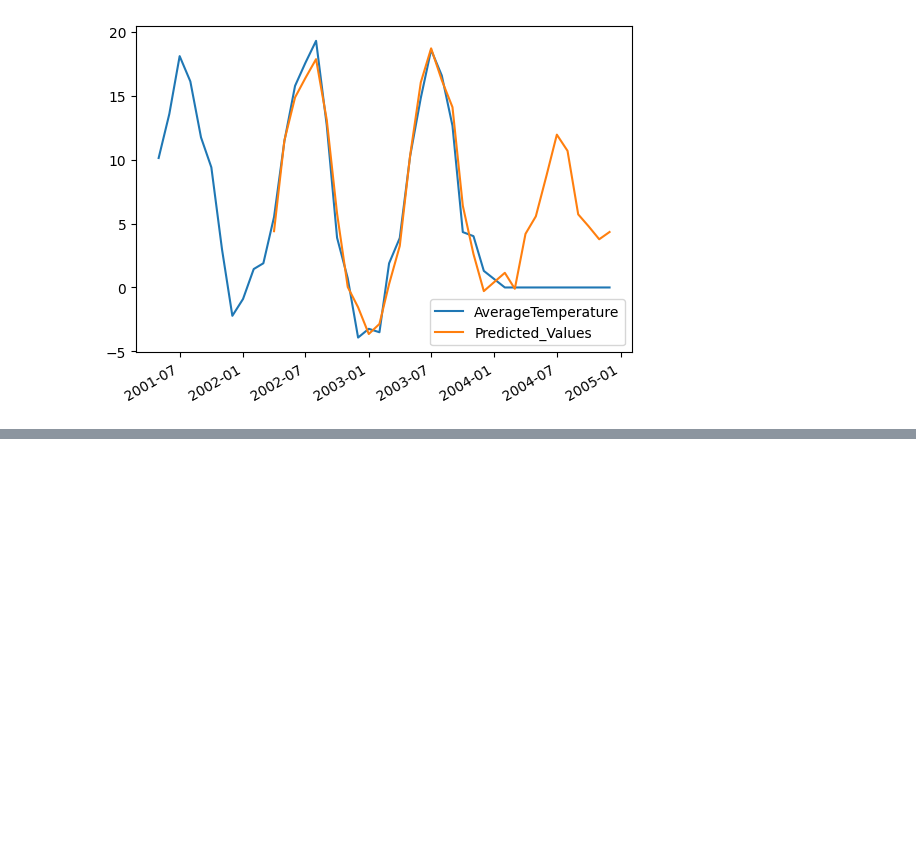
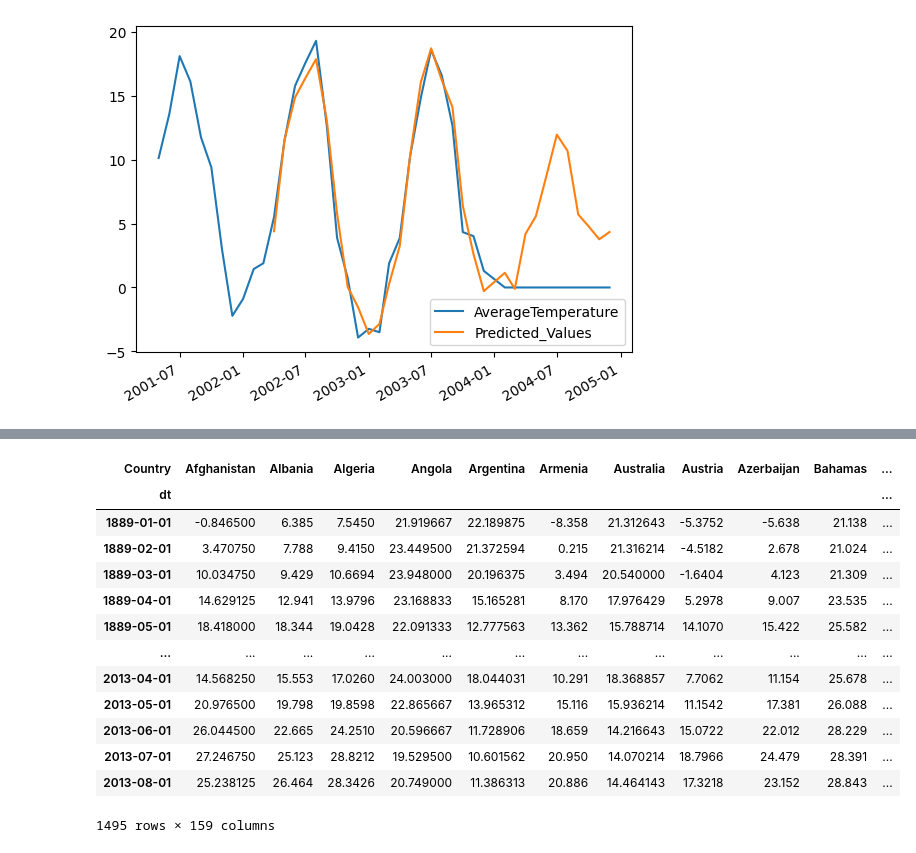
Before and after one commit to CyberStefNef/World_Temperature_Analysis, a Jupyter notebook: arima.ipynb, the cells around one changed output, grey strips where cells are left out. Drawn from its saved outputs; the diff is of its cells as text; code cells hidden in the pictures; blank space fills up the shorter version.

```diff
--- a/arima.ipynb
+++ b/arima.ipynb
@@ -821,0 +820,8 @@ Forecasted value for X=9: 10.00
+# %%
+df_slope = load_data_parquet()
+df_slope = data_by_country(df_slope)
+df_slope = df_slope.dropna()
+# %%
+# df_slope = df_slope.pivot(index="dt", columns="Country",
+#               values='AverageTemperature').dropna()
+df_slope = df_slope.set_index("dt")
@@ -821,0 +864,20 @@ Forecasted value for X=9: 10.00
+# %%
+df_slope2 = df_slope.pivot(columns="Country",
+               values='AverageTemperature').dropna()
+# %%
+df_slope2
+# %% [output]
+| Country | Afghanistan | Albania | Algeria | Angola | Argentina | Armenia | Australia | Austria | Azerbaijan | Bahamas | ... |
+| dt |  |  |  |  |  |  |  |  |  |  | ... |
+| 1889-01-01 | -0.846500 | 6.385 | 7.5450 | 21.919667 | 22.189875 | -8.358 | 21.312643 | -5.3752 | -5.638 | 21.138 | ... |
+| 1889-02-01 | 3.470750 | 7.788 | 9.4150 | 23.449500 | 21.372594 | 0.215 | 21.316214 | -4.5182 | 2.678 | 21.024 | ... |
+| 1889-03-01 | 10.034750 | 9.429 | 10.6694 | 23.948000 | 20.196375 | 3.494 | 20.540000 | -1.6404 | 4.123 | 21.309 | ... |
+| 1889-04-01 | 14.629125 | 12.941 | 13.9796 | 23.168833 | 15.165281 | 8.170 | 17.976429 | 5.2978 | 9.007 | 23.535 | ... |
+| 1889-05-01 | 18.418000 | 18.344 | 19.0428 | 22.091333 | 12.777563 | 13.362 | 15.788714 | 14.1070 | 15.422 | 25.582 | ... |
+| ... | ... | ... | ... | ... | ... | ... | ... | ... | ... | ... | ... |
+| 2013-04-01 | 14.568250 | 15.553 | 17.0260 | 24.003000 | 18.044031 | 10.291 | 18.368857 | 7.7062 | 11.154 | 25.678 | ... |
+| 2013-05-01 | 20.976500 | 19.798 | 19.8598 | 22.865667 | 13.965312 | 15.116 | 15.936214 | 11.1542 | 17.381 | 26.088 | ... |
+| 2013-06-01 | 26.044500 | 22.665 | 24.2510 | 20.596667 | 11.728906 | 18.659 | 14.216643 | 15.0722 | 22.012 | 28.229 | ... |
+| 2013-07-01 | 27.246750 | 25.123 | 28.8212 | 19.529500 | 10.601562 | 20.950 | 14.070214 | 18.7966 | 24.479 | 28.391 | ... |
+| 2013-08-01 | 25.238125 | 26.464 | 28.3426 | 20.749000 | 11.386313 | 20.886 | 14.464143 | 17.3218 | 23.152 | 28.843 | ... |
+1495 rows × 159 columns
```
Also changed, not shown: parts of 35 cells of this notebook, 2 other files.
